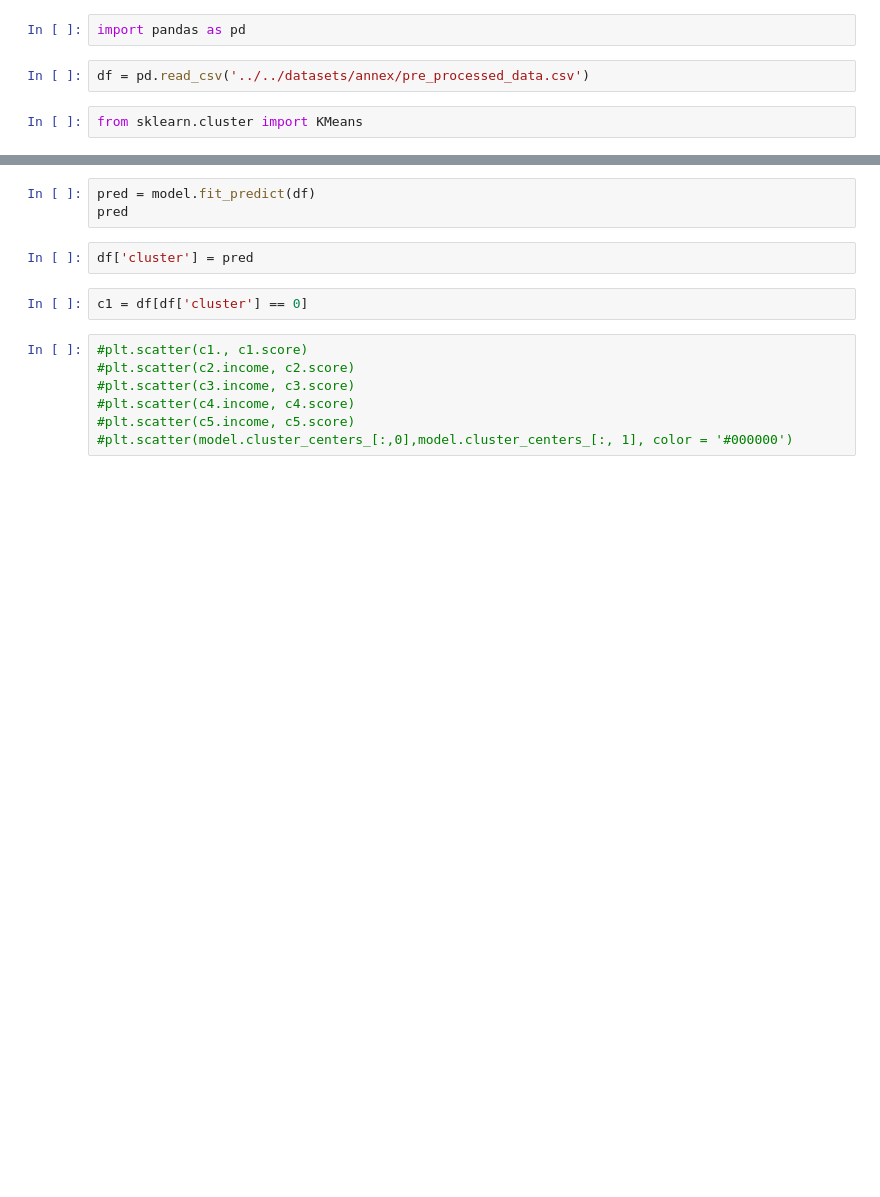
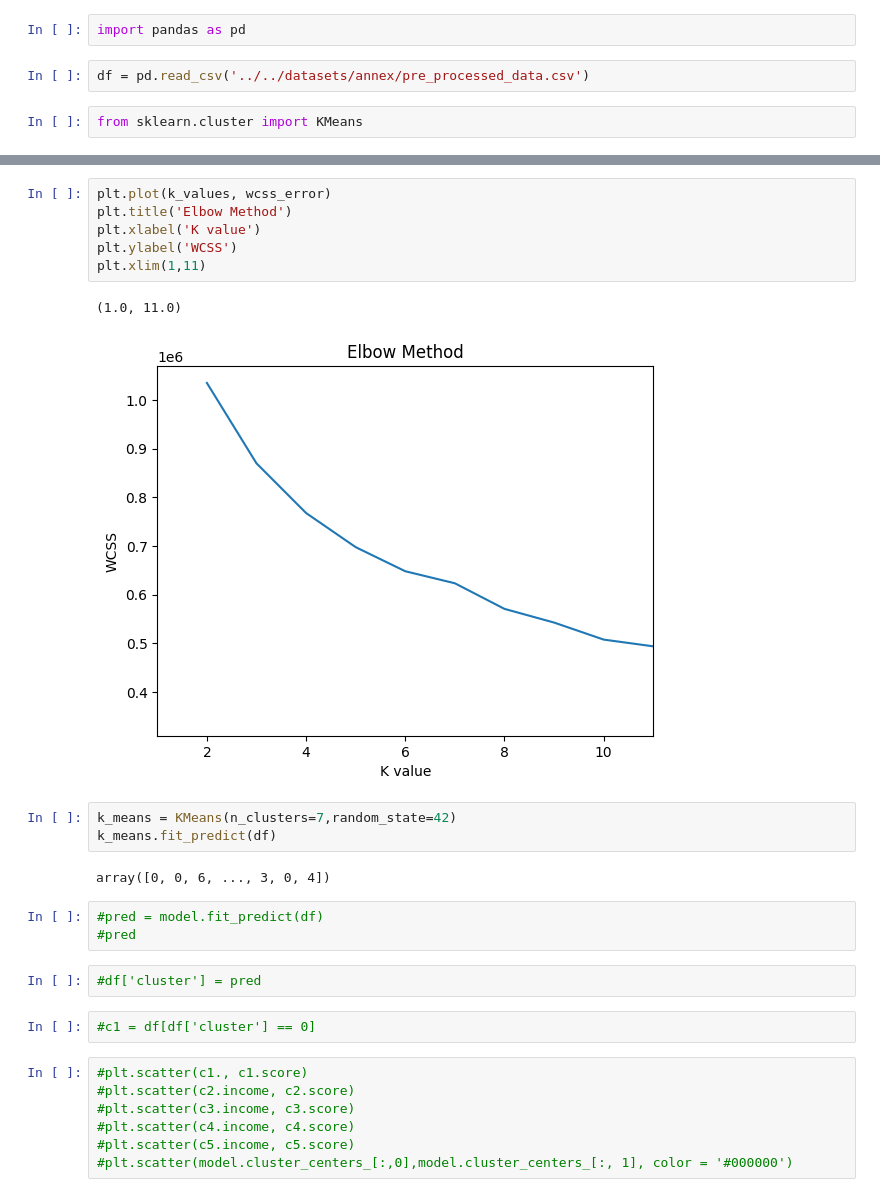
Before and after one commit to RumethSandinu/Project-connexa, a Jupyter notebook: Aslam/model_building.ipynb, the cells around one changed output, grey strips where cells are left out. Drawn from its saved outputs; the diff is of its cells as text; blank space fills up the shorter version.

```diff
--- a/Aslam/model_building.ipynb
+++ b/Aslam/model_building.ipynb
@@ -26,10 +51,24 @@ plt.ylabel('WCSS error')
+# %%
+plt.plot(k_values, wcss_error)
+plt.title('Elbow Method')
+plt.xlabel('K value')
+plt.ylabel('WCSS')
+plt.xlim(1,11)
+# %% [output]
+(1.0, 11.0)
+[figure, added]
+# %%
+k_means = KMeans(n_clusters=7,random_state=42)
+k_means.fit_predict(df)
+# %% [output]
+array([0, 0, 6, ..., 3, 0, 4])
 # %%
-pred = model.fit_predict(df)
-pred
+#pred = model.fit_predict(df)
+#pred
 # %%
-df['cluster'] = pred
+#df['cluster'] = pred
 # %%
-c1 = df[df['cluster'] == 0]
+#c1 = df[df['cluster'] == 0]
 # %%
 #plt.scatter(c1., c1.score)
 #plt.scatter(c2.income, c2.score)
```
Also changed, not shown: parts of 3 cells of this notebook, 1 other file.
